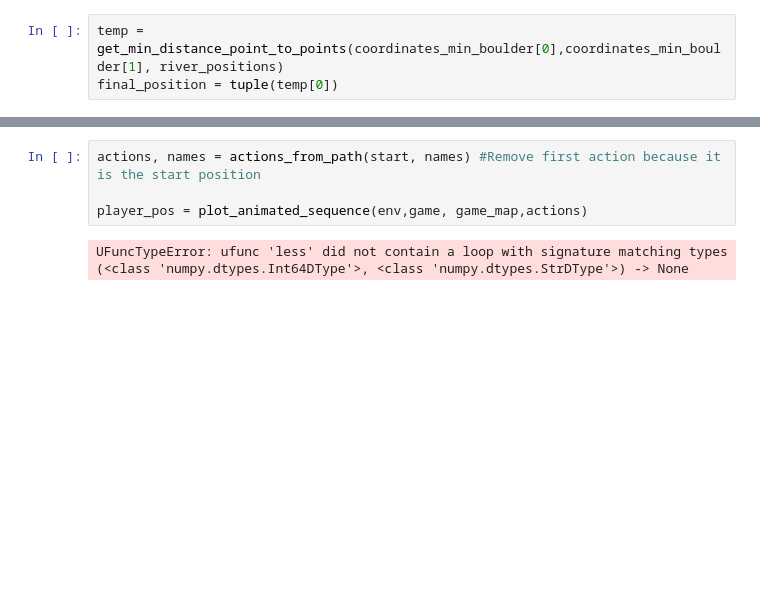
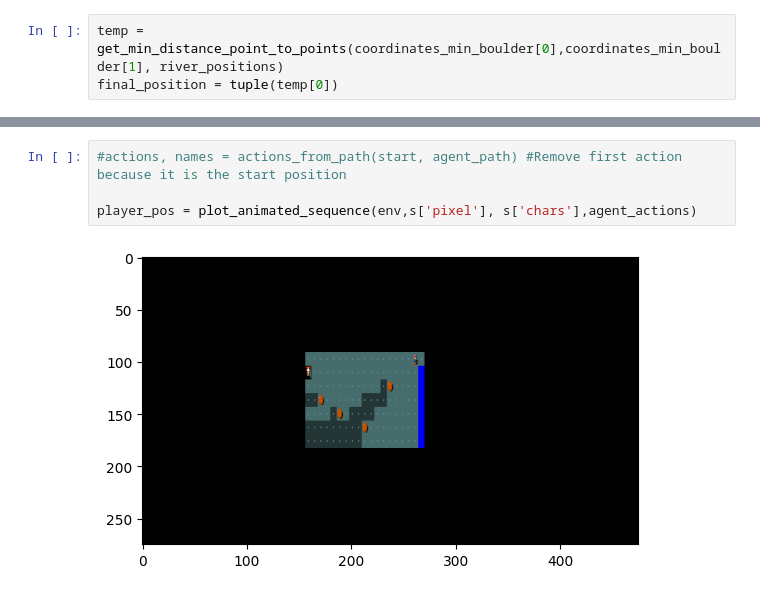
Before and after one commit to JacopoRaffi/AIF_Project, a Jupyter notebook: main.ipynb, the cells around one changed output, grey strips where cells are left out. Cells and saved outputs as stored; diff of their text form; blank space fills up the shorter version.

```diff
--- a/main.ipynb
+++ b/main.ipynb
@@ -163,6 +166,6 @@ push_boulder_path(path_boulder_river)
 # %%
-actions, names = actions_from_path(start, names) #Remove first action because it is the start position
+#actions, names = actions_from_path(start, agent_path) #Remove first action because it is the start position
 
-player_pos = plot_animated_sequence(env,game, game_map,actions)
+player_pos = plot_animated_sequence(env,s['pixel'], s['chars'],agent_actions)
 # %% [output]
-UFuncTypeError: ufunc 'less' did not contain a loop with signature matching types (<class 'numpy.dtypes.Int64DType'>, <class 'numpy.dtypes.StrDType'>) -> None
+[figure, added]
```
Also changed, not shown: parts of 17 cells of this notebook, 2 other files.
